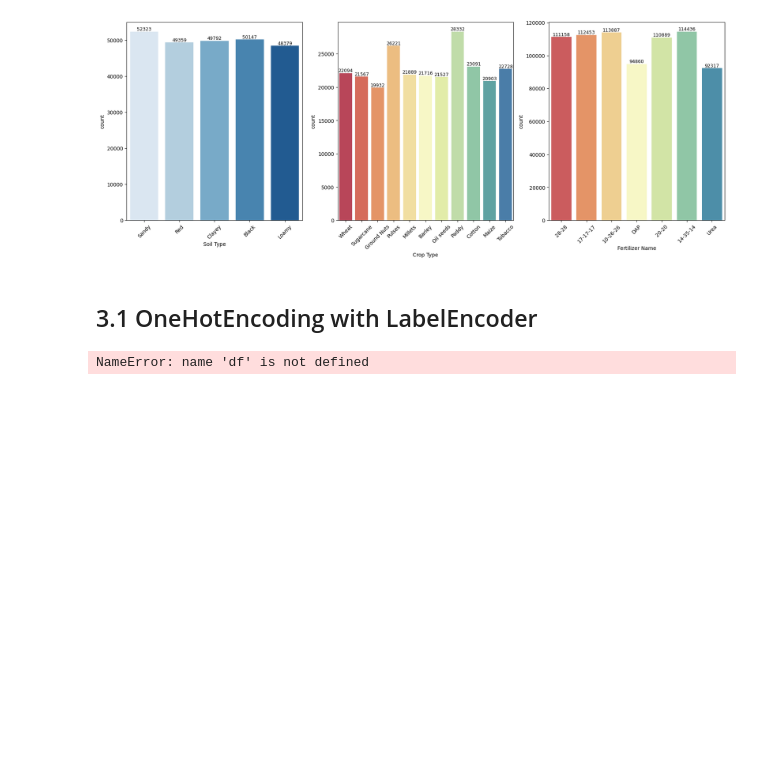
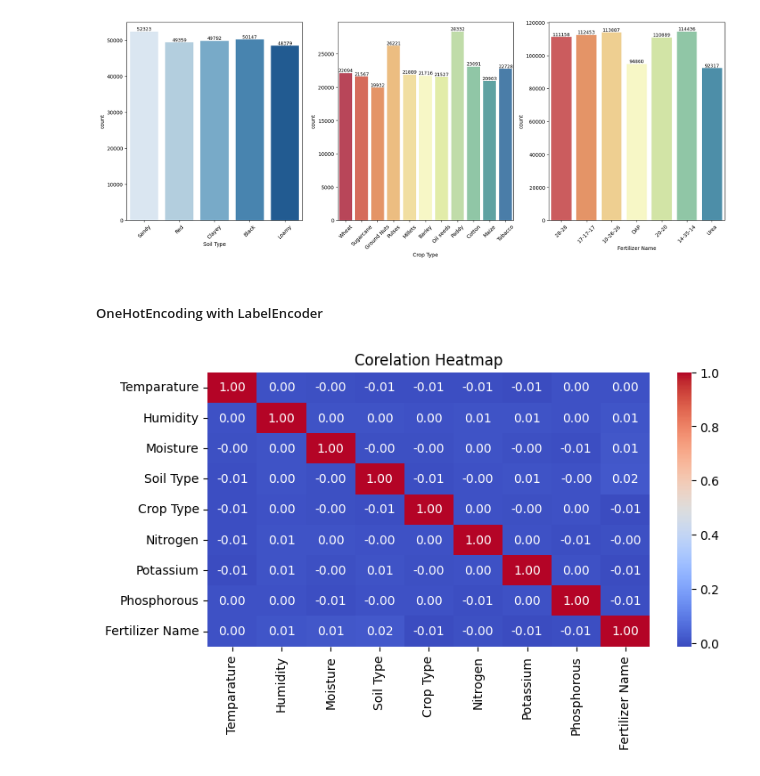
Before and after one commit to Viswa220522/predicting_optimal_fertilizers, a Jupyter notebook: EDA_predicting_optimal_fertilizers.ipynb, the cells around one changed output. Cells and saved outputs as stored; diff of their text form; code cells hidden in the pictures; blank space fills up the shorter version.

Commit message:
Added Corelation Heatmap

```diff
--- a/EDA_predicting_optimal_fertilizers.ipynb
+++ b/EDA_predicting_optimal_fertilizers.ipynb
@@ -255,15 +244,11 @@ axs[2].tick_params(axis = 'x', rotation = 45)
 # %% [output]
 [figure]
 # %% [markdown]
-## 3.1 OneHotEncoding with LabelEncoder
+##### OneHotEncoding with LabelEncoder
-# %%
-category_column_names = [col for col in df.columns if df[col].dtype ==  'O'] #['soil_type', 'crop_type', 'fertilizer_name']
-numeric_column_names = [ col   for col in df.iloc[:, :8].columns if df[col].dtype != 'object'] # 'O' or 'object' -> same
-# ['temperature', 'humidity', 'moisture', 'nitrogen', 'potassium', 'phosphorous']
-# %% [output]
-NameError: name 'df' is not defined
 # %%
 lbl = LabelEncoder()
-for cat in category_column_names:
-    df[cat] = lbl.fit_transform(df[cat])
-df['fertilizer_name']
+test_data['Fertilizer Name'] = 'z'
+for cat in categorial_columns:
+    train_data[cat] = lbl.fit_transform(train_data[cat])
+    test_data[cat] = lbl.fit_transform(test_data[cat])
+test_data = test_data.drop(['Fertilizer Name'], axis = 1)
@@ -274 +255,12 @@ df.info()
+# %%
+# Columns Corelation
+corr = train_data.corr()
+
+plt.figure(figsize = (8,4))
+sns.heatmap(corr,annot=True, cmap='coolwarm', fmt=".2f")
+plt.title('Corelation Heatmap')
+
+plt.show()
+# %% [output]
+[figure, added]
 # %%
```
Also changed, not shown: parts of 6 cells of this notebook.
